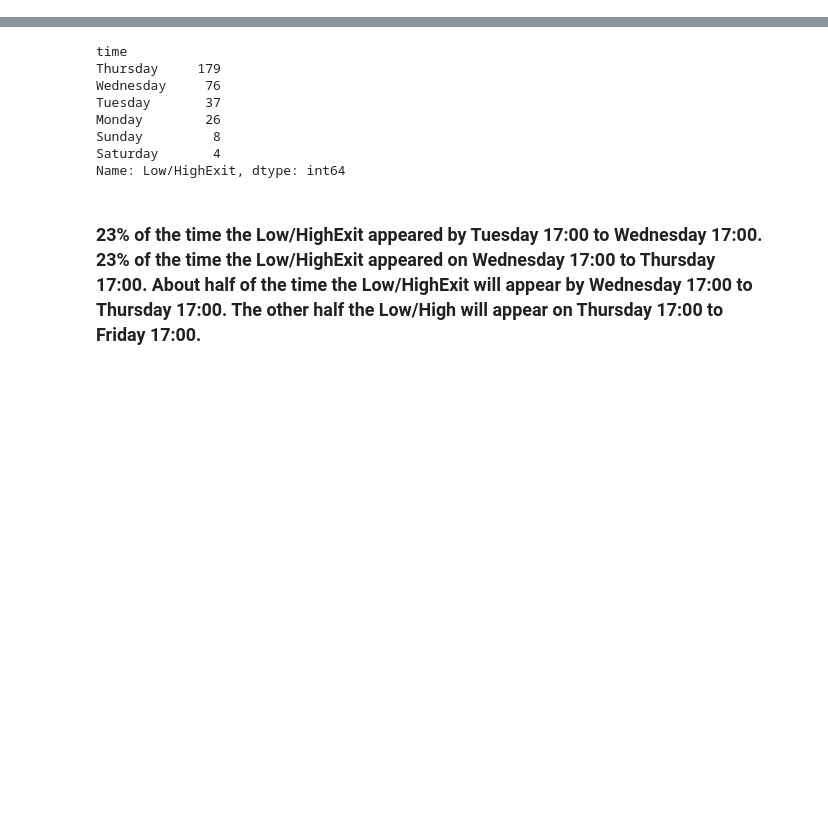
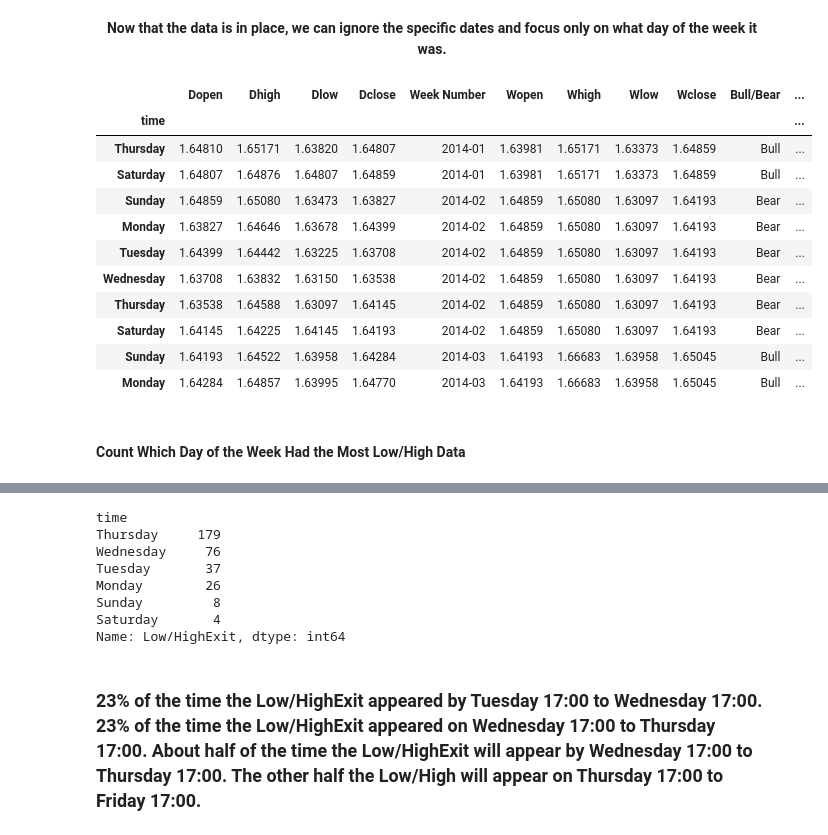
Before and after one commit to Williamdst/Springboard-DSC, a Jupyter notebook: 20.3_Dataset-Analysis/GBPUSD-Profile.ipynb, the cells around one changed output, grey strips where cells are left out. Drawn from its saved outputs; the diff is of its cells as text; code cells hidden in the pictures; blank space fills up the shorter version.

Commit message:
Started Data Analysis Assignment

```diff
--- a/20.3_Dataset-Analysis/GBPUSD-Profile.ipynb
+++ b/20.3_Dataset-Analysis/GBPUSD-Profile.ipynb
@@ -104,0 +88,30 @@ ext1["Low/HighExit"] = ext1.aggregate(isLowHighExit, axis='columns')
+# %%
+def isBullBear(row):
+    """
+    Determines if the week was a bullish week or a bearish week
+    by comparing the weekly open and weekly close
+    """
+    if row['Wopen'] < row['Wclose']:
+        return "Bull"
+    else:
+        return "Bear"
+# %%
+def isLowHighEntry(row):
+    """
+    Determines if the day was the low of the week, when the week turned out to be bullish
+    or
+    If the day was the high of the week, when the week turned out to be bearish
+    """
+    if row['Wopen'] <= row['Wclose']: #Bullish Case
+        if row['Dlow'] == row['Wlow']:
+            return 1
+        else:
+            return 0
+    else: #Bearish Case
+        if row['Dhigh'] == row['Whigh']:
+            return 1
+        else:
+            return 0
+# %%
+daily_weekly["Bull/Bear"] = daily_weekly.aggregate(isBullBear, axis='columns')
+daily_weekly['Low/High-Entry'] = daily_weekly.aggregate(isLowHighEntry, axis='columns')
@@ -104,0 +128,23 @@ ext1["Low/HighExit"] = ext1.aggregate(isLowHighExit, axis='columns')
+# %% [markdown]
+<p style='text-align:center'><b>Now that the data is in place, we can ignore the specific dates and focus only on what day of the week it was.</b></p>
+# %%
+no_dates_df = daily_weekly.reset_index()
+no_dates_df['time']= no_dates_df['time'].dt.strftime("%A")
+no_dates_df.set_index('time', inplace = True)
+# %%
+no_dates_df.head(10)
+# %% [output]
+|  | Dopen | Dhigh | Dlow | Dclose | Week Number | Wopen | Whigh | Wlow | Wclose | Bull/Bear | ... |
+| time |  |  |  |  |  |  |  |  |  |  | ... |
+| Thursday | 1.64810 | 1.65171 | 1.63820 | 1.64807 | 2014-01 | 1.63981 | 1.65171 | 1.63373 | 1.64859 | Bull | ... |
+| Saturday | 1.64807 | 1.64876 | 1.64807 | 1.64859 | 2014-01 | 1.63981 | 1.65171 | 1.63373 | 1.64859 | Bull | ... |
+| Sunday | 1.64859 | 1.65080 | 1.63473 | 1.63827 | 2014-02 | 1.64859 | 1.65080 | 1.63097 | 1.64193 | Bear | ... |
+| Monday | 1.63827 | 1.64646 | 1.63678 | 1.64399 | 2014-02 | 1.64859 | 1.65080 | 1.63097 | 1.64193 | Bear | ... |
+| Tuesday | 1.64399 | 1.64442 | 1.63225 | 1.63708 | 2014-02 | 1.64859 | 1.65080 | 1.63097 | 1.64193 | Bear | ... |
+| Wednesday | 1.63708 | 1.63832 | 1.63150 | 1.63538 | 2014-02 | 1.64859 | 1.65080 | 1.63097 | 1.64193 | Bear | ... |
+| Thursday | 1.63538 | 1.64588 | 1.63097 | 1.64145 | 2014-02 | 1.64859 | 1.65080 | 1.63097 | 1.64193 | Bear | ... |
+| Saturday | 1.64145 | 1.64225 | 1.64145 | 1.64193 | 2014-02 | 1.64859 | 1.65080 | 1.63097 | 1.64193 | Bear | ... |
+| Sunday | 1.64193 | 1.64522 | 1.63958 | 1.64284 | 2014-03 | 1.64193 | 1.66683 | 1.63958 | 1.65045 | Bull | ... |
+| Monday | 1.64284 | 1.64857 | 1.63995 | 1.64770 | 2014-03 | 1.64193 | 1.66683 | 1.63958 | 1.65045 | Bull | ... |
+# %% [markdown]
+<h4>Count Which Day of the Week Had the Most Low/High Data</h4>
```
Also changed, not shown: parts of 42 cells of this notebook.
